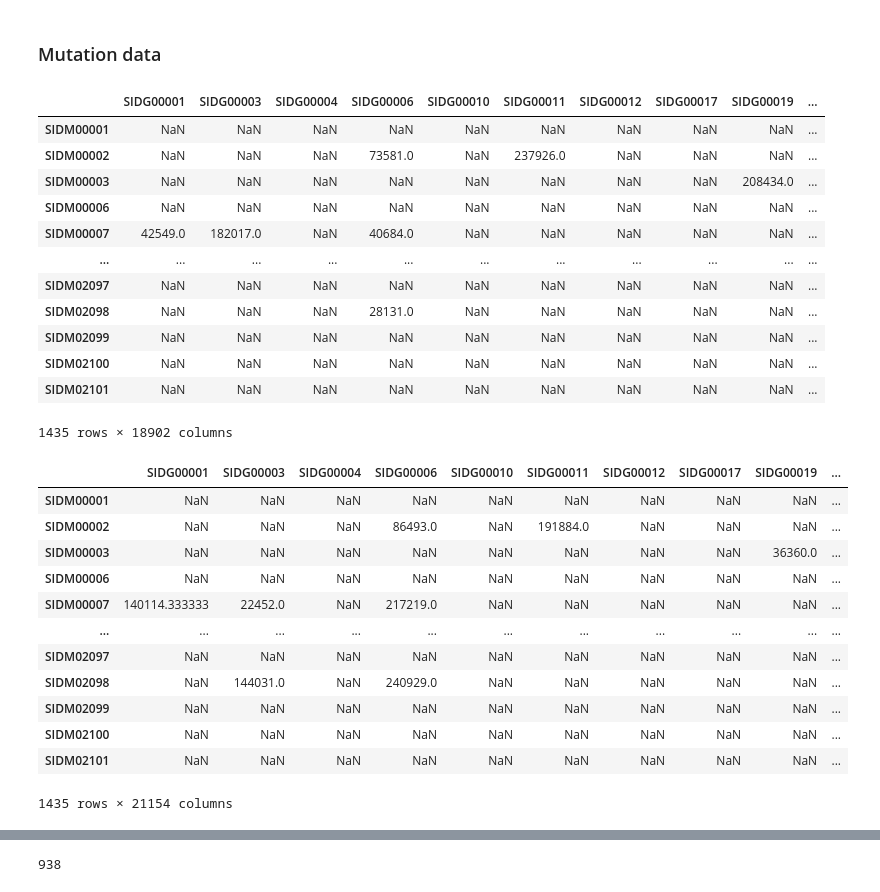
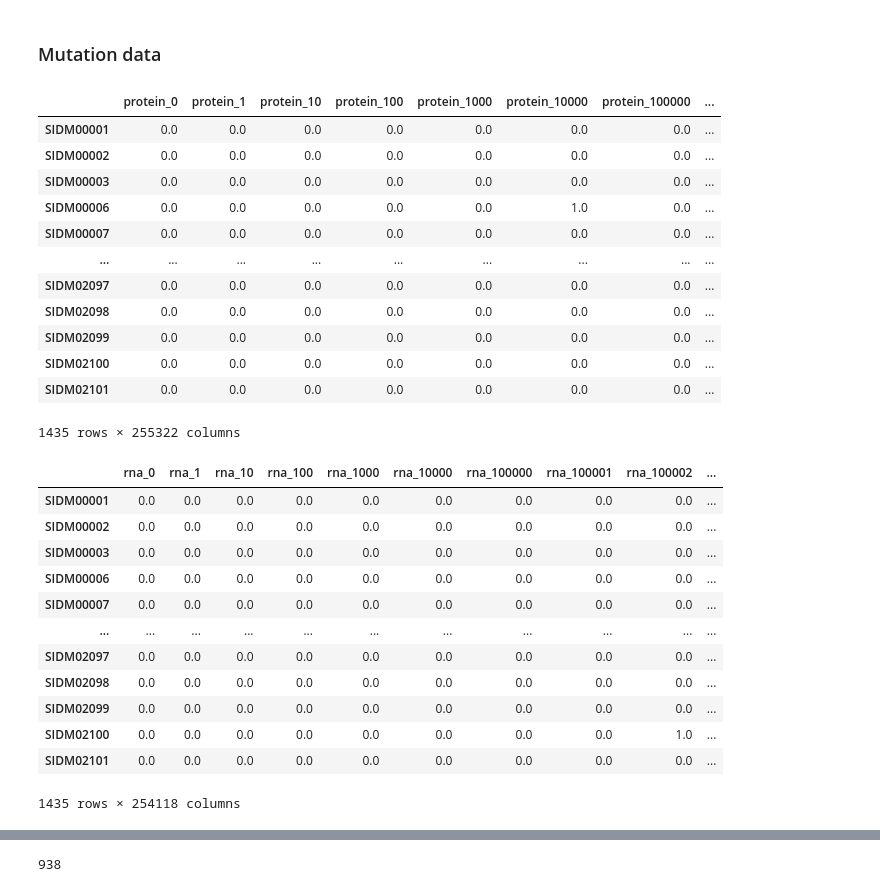
Before and after one commit to Surabhivj/PatStrat-Personalized-Health-Technologies-Conference-2024, a Jupyter notebook: GDSC_data_prep.ipynb, the cells around one changed output, grey strips where cells are left out. Cells and saved outputs as stored; diff of their text form; code cells hidden in the pictures.

```diff
--- a/GDSC_data_prep.ipynb
+++ b/GDSC_data_prep.ipynb
@@ -98,59 +98,65 @@ prot
 # %% [markdown]
 ### Mutation data
 # %%
-mut = pd.read_csv('/Users/SJp/Documents/PatStrat_poster/PatStrat-Personalized-Health-Technologies-Conference-2024/data/mutations_all_20230202.csv')
+mut = pd.read_csv('data/mutations_all_20230202.csv')
 # %%
-protein_mutation = mut[['gene_id', 'model_id','protein_mutation']]
+protein_mutation = mut[['model_id','protein_mutation']]
 protein_mutation = protein_mutation[protein_mutation['protein_mutation'] != '-']
 protein_mutation = protein_mutation[protein_mutation['protein_mutation'] != 'p.?']
 label_encoder = LabelEncoder()
 protein_mutation['mutation_id'] = label_encoder.fit_transform(protein_mutation['protein_mutation'])
+protein_mutation['mutation_id'] = 'protein_' + protein_mutation['mutation_id'].astype(str)
 protein_mutation.to_csv("data/protein_mutations.csv")
-protein_mutation = protein_mutation[['gene_id', 'model_id','mutation_id']]
-protein_mutation = protein_mutation.pivot_table(index='gene_id', columns='model_id', values='mutation_id')
+protein_mutation['score'] = 1
+protein_mutation.reset_index(inplace=True, drop=True)
+protein_mutation = protein_mutation[['model_id','mutation_id','score']]
+protein_mutation = protein_mutation.pivot_table(index='model_id', columns='mutation_id', values='score')
 protein_mutation.columns = list(protein_mutation.columns)
 protein_mutation.index = list(protein_mutation.index)
-protein_mutation = protein_mutation.transpose()
+protein_mutation = protein_mutation.fillna(0)
 protein_mutation
 # %% [output]
-|  | SIDG00001 | SIDG00003 | SIDG00004 | SIDG00006 | SIDG00010 | SIDG00011 | SIDG00012 | SIDG00017 | SIDG00019 | ... |
-| SIDM00001 | NaN | NaN | NaN | NaN | NaN | NaN | NaN | NaN | NaN | ... |
-| SIDM00002 | NaN | NaN | NaN | 73581.0 | NaN | 237926.0 | NaN | NaN | NaN | ... |
-| SIDM00003 | NaN | NaN | NaN | NaN | NaN | NaN | NaN | NaN | 208434.0 | ... |
-| SIDM00006 | NaN | NaN | NaN | NaN | NaN | NaN | NaN | NaN | NaN | ... |
-| SIDM00007 | 42549.0 | 182017.0 | NaN | 40684.0 | NaN | NaN | NaN | NaN | NaN | ... |
-| ... | ... | ... | ... | ... | ... | ... | ... | ... | ... | ... |
-| SIDM02097 | NaN | NaN | NaN | NaN | NaN | NaN | NaN | NaN | NaN | ... |
-| SIDM02098 | NaN | NaN | NaN | 28131.0 | NaN | NaN | NaN | NaN | NaN | ... |
-| SIDM02099 | NaN | NaN | NaN | NaN | NaN | NaN | NaN | NaN | NaN | ... |
-| SIDM02100 | NaN | NaN | NaN | NaN | NaN | NaN | NaN | NaN | NaN | ... |
-| SIDM02101 | NaN | NaN | NaN | NaN | NaN | NaN | NaN | NaN | NaN | ... |
+|  | protein_0 | protein_1 | protein_10 | protein_100 | protein_1000 | protein_10000 | protein_100000 | ... |
+| SIDM00001 | 0.0 | 0.0 | 0.0 | 0.0 | 0.0 | 0.0 | 0.0 | ... |
+| SIDM00002 | 0.0 | 0.0 | 0.0 | 0.0 | 0.0 | 0.0 | 0.0 | ... |
+| SIDM00003 | 0.0 | 0.0 | 0.0 | 0.0 | 0.0 | 0.0 | 0.0 | ... |
+| SIDM00006 | 0.0 | 0.0 | 0.0 | 0.0 | 0.0 | 1.0 | 0.0 | ... |
+| SIDM00007 | 0.0 | 0.0 | 0.0 | 0.0 | 0.0 | 0.0 | 0.0 | ... |
+| ... | ... | ... | ... | ... | ... | ... | ... | ... |
+| SIDM02097 | 0.0 | 0.0 | 0.0 | 0.0 | 0.0 | 0.0 | 0.0 | ... |
+| SIDM02098 | 0.0 | 0.0 | 0.0 | 0.0 | 0.0 | 0.0 | 0.0 | ... |
+| SIDM02099 | 0.0 | 0.0 | 0.0 | 0.0 | 0.0 | 0.0 | 0.0 | ... |
+| SIDM02100 | 0.0 | 0.0 | 0.0 | 0.0 | 0.0 | 0.0 | 0.0 | ... |
+| SIDM02101 | 0.0 | 0.0 | 0.0 | 0.0 | 0.0 | 0.0 | 0.0 | ... |
-1435 rows × 18902 columns
+1435 rows × 255322 columns
 # %%
-rna_mutation = mut[['gene_id', 'model_id','rna_mutation']]
+rna_mutation = mut[['model_id','rna_mutation']]
 rna_mutation = rna_mutation[rna_mutation['rna_mutation'] != '-']
-rna_mutation = rna_mutation[rna_mutation['rna_mutation'] != 'r.?']
+rna_mutation = rna_mutation[rna_mutation['rna_mutation'] != 'p.?']
 label_encoder = LabelEncoder()
 rna_mutation['mutation_id'] = label_encoder.fit_transform(rna_mutation['rna_mutation'])
+rna_mutation['mutation_id'] = 'rna_' + rna_mutation['mutation_id'].astype(str)
 rna_mutation.to_csv("data/rna_mutation.csv")
-rna_mutation = rna_mutation[['gene_id', 'model_id','mutation_id']]
-rna_mutation = rna_mutation.pivot_table(index='gene_id', columns='model_id', values='mutation_id')
+rna_mutation['score'] = 1
+rna_mutation.reset_index(inplace=True, drop=True)
+rna_mutation = rna_mutation[['model_id','mutation_id','score']]
+rna_mutation = rna_mutation.pivot_table(index='model_id', columns='mutation_id', values='score')
 rna_mutation.columns = list(rna_mutation.columns)
 rna_mutation.index = list(rna_mutation.index)
-rna_mutation = rna_mutation.transpose()
+rna_mutation = rna_mutation.fillna(0)
 rna_mutation
 # %% [output]
-|  | SIDG00001 | SIDG00003 | SIDG00004 | SIDG00006 | SIDG00010 | SIDG00011 | SIDG00012 | SIDG00017 | SIDG00019 | ... |
-| SIDM00001 | NaN | NaN | NaN | NaN | NaN | NaN | NaN | NaN | NaN | ... |
-| SIDM00002 | NaN | NaN | NaN | 86493.0 | NaN | 191884.0 | NaN | NaN | NaN | ... |
-| SIDM00003 | NaN | NaN | NaN | NaN | NaN | NaN | NaN | NaN | 36360.0 | ... |
-| SIDM00006 | NaN | NaN | NaN | NaN | NaN | NaN | NaN | NaN | NaN | ... |
-| SIDM00007 | 140114.333333 | 22452.0 | NaN | 217219.0 | NaN | NaN | NaN | NaN | NaN | ... |
+|  | rna_0 | rna_1 | rna_10 | rna_100 | rna_1000 | rna_10000 | rna_100000 | rna_100001 | rna_100002 | ... |
+| SIDM00001 | 0.0 | 0.0 | 0.0 | 0.0 | 0.0 | 0.0 | 0.0 | 0.0 | 0.0 | ... |
+| SIDM00002 | 0.0 | 0.0 | 0.0 | 0.0 | 0.0 | 0.0 | 0.0 | 0.0 | 0.0 | ... |
+| SIDM00003 | 0.0 | 0.0 | 0.0 | 0.0 | 0.0 | 0.0 | 0.0 | 0.0 | 0.0 | ... |
+| SIDM00006 | 0.0 | 0.0 | 0.0 | 0.0 | 0.0 | 0.0 | 0.0 | 0.0 | 0.0 | ... |
+| SIDM00007 | 0.0 | 0.0 | 0.0 | 0.0 | 0.0 | 0.0 | 0.0 | 0.0 | 0.0 | ... |
 | ... | ... | ... | ... | ... | ... | ... | ... | ... | ... | ... |
-| SIDM02097 | NaN | NaN | NaN | NaN | NaN | NaN | NaN | NaN | NaN | ... |
-| SIDM02098 | NaN | 144031.0 | NaN | 240929.0 | NaN | NaN | NaN | NaN | NaN | ... |
-| SIDM02099 | NaN | NaN | NaN | NaN | NaN | NaN | NaN | NaN | NaN | ... |
-| SIDM02100 | NaN | NaN | NaN | NaN | NaN | NaN | NaN | NaN | NaN | ... |
-| SIDM02101 | NaN | NaN | NaN | NaN | NaN | NaN | NaN | NaN | NaN | ... |
+| SIDM02097 | 0.0 | 0.0 | 0.0 | 0.0 | 0.0 | 0.0 | 0.0 | 0.0 | 0.0 | ... |
+| SIDM02098 | 0.0 | 0.0 | 0.0 | 0.0 | 0.0 | 0.0 | 0.0 | 0.0 | 0.0 | ... |
+| SIDM02099 | 0.0 | 0.0 | 0.0 | 0.0 | 0.0 | 0.0 | 0.0 | 0.0 | 0.0 | ... |
+| SIDM02100 | 0.0 | 0.0 | 0.0 | 0.0 | 0.0 | 0.0 | 0.0 | 0.0 | 1.0 | ... |
+| SIDM02101 | 0.0 | 0.0 | 0.0 | 0.0 | 0.0 | 0.0 | 0.0 | 0.0 | 0.0 | ... |
-1435 rows × 21154 columns
+1435 rows × 254118 columns
 # %%
```
Also changed, not shown: parts of 10 cells of this notebook, 2 other files.
